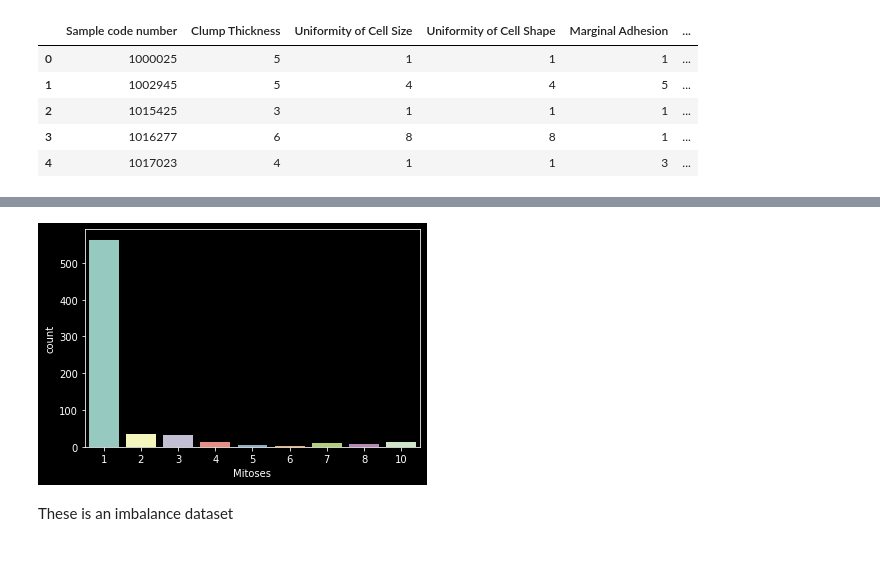
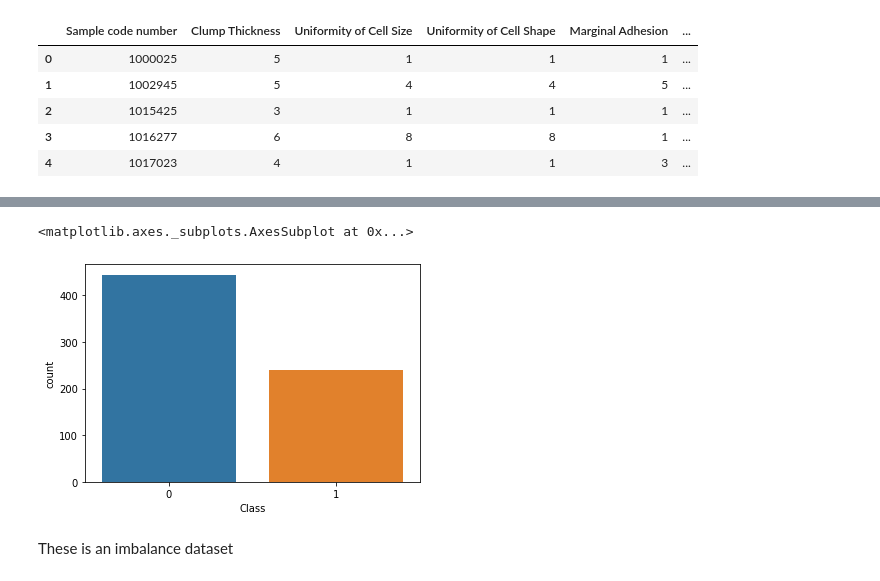
Before and after one commit to DSCKGEC/learn-machine-learn, a Jupyter notebook: Classification/Cancer_prediction.ipynb, the cells around one changed output, grey strips where cells are left out. Saved outputs shown, nothing was run; the diff lists cells and outputs as text; code cells hidden in the pictures.

```diff
--- a/Classification/Cancer_prediction.ipynb
+++ b/Classification/Cancer_prediction.ipynb
@@ -29,6 +26,6 @@ operable program or batch file.
 # %%
-DATASET_PATH = 'Datasets/cancer_data.csv'
-cancer_data = pd.read_csv(DATASET_PATH)
+DATASET_PATH = '/content/cancer_data.csv'
+df = pd.read_csv(DATASET_PATH)
 # %% [markdown]
 ## Exploratory Data Analysis
 # %%
@@ -106,4 +78,4 @@ We are mapping `2` with **0** (non cancerous) and `4` with **1** (cancerous)
 # %%
-cancer_data['Class'] = cancer_data['Class'].map({2:0,4:1})
+df['Class'] = df['Class'].map({2:0,4:1})
 # %%
 class_names = ['non-cancerous','cancerous']
@@ -130,8 +82,9 @@ count_of_categories("Class")
-# %%
-# Mitoses Category Count
-count_of_categories("Mitoses")
-# %% [output]
-[figure, removed]
+# %%
+## Total counts of these classes
+sns.countplot(df['Class'])
+# %% [output]
+<matplotlib.axes._subplots.AxesSubplot at 0x...>
+[figure, added]
 # %% [markdown]
 These is an imbalance dataset
 # %%
```
Also changed, not shown: parts of 35 cells of this notebook.
